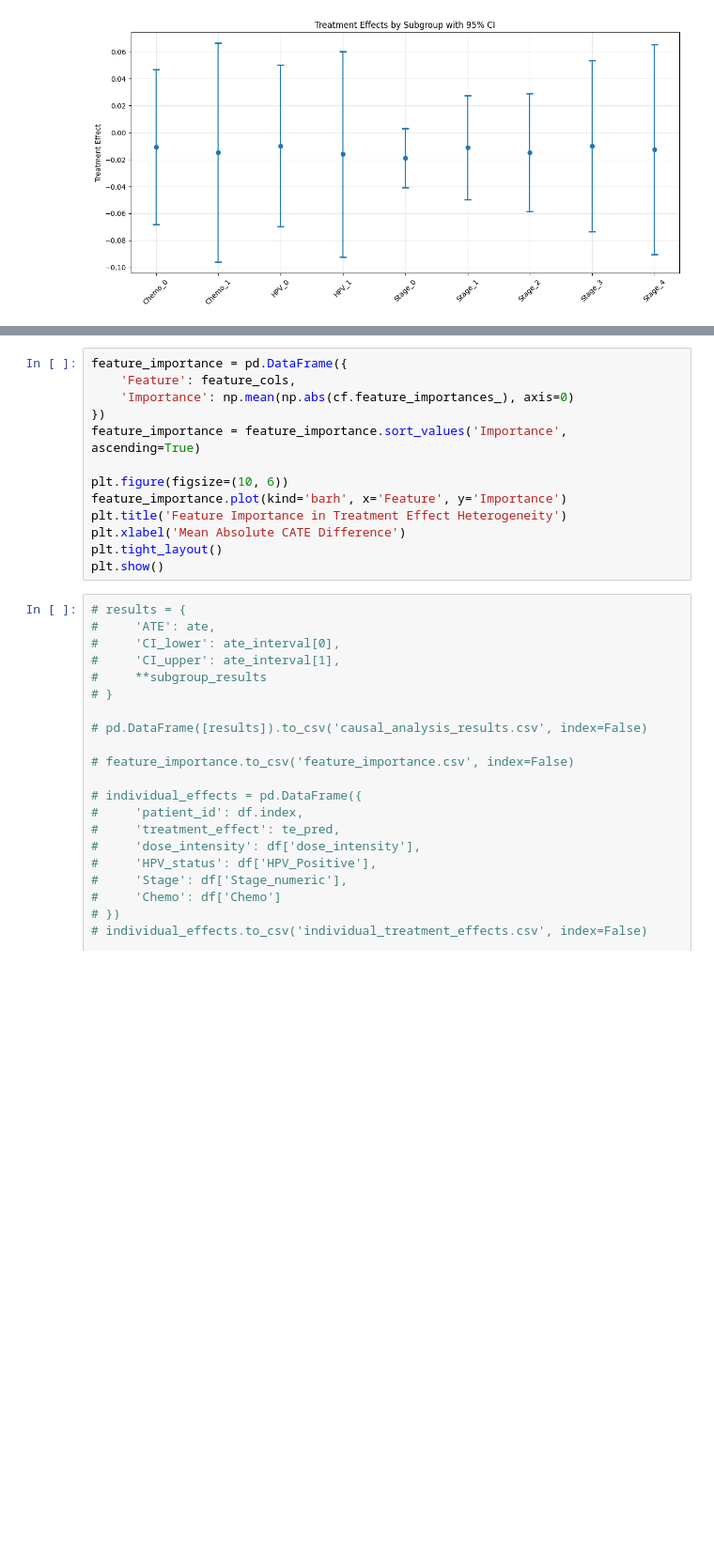
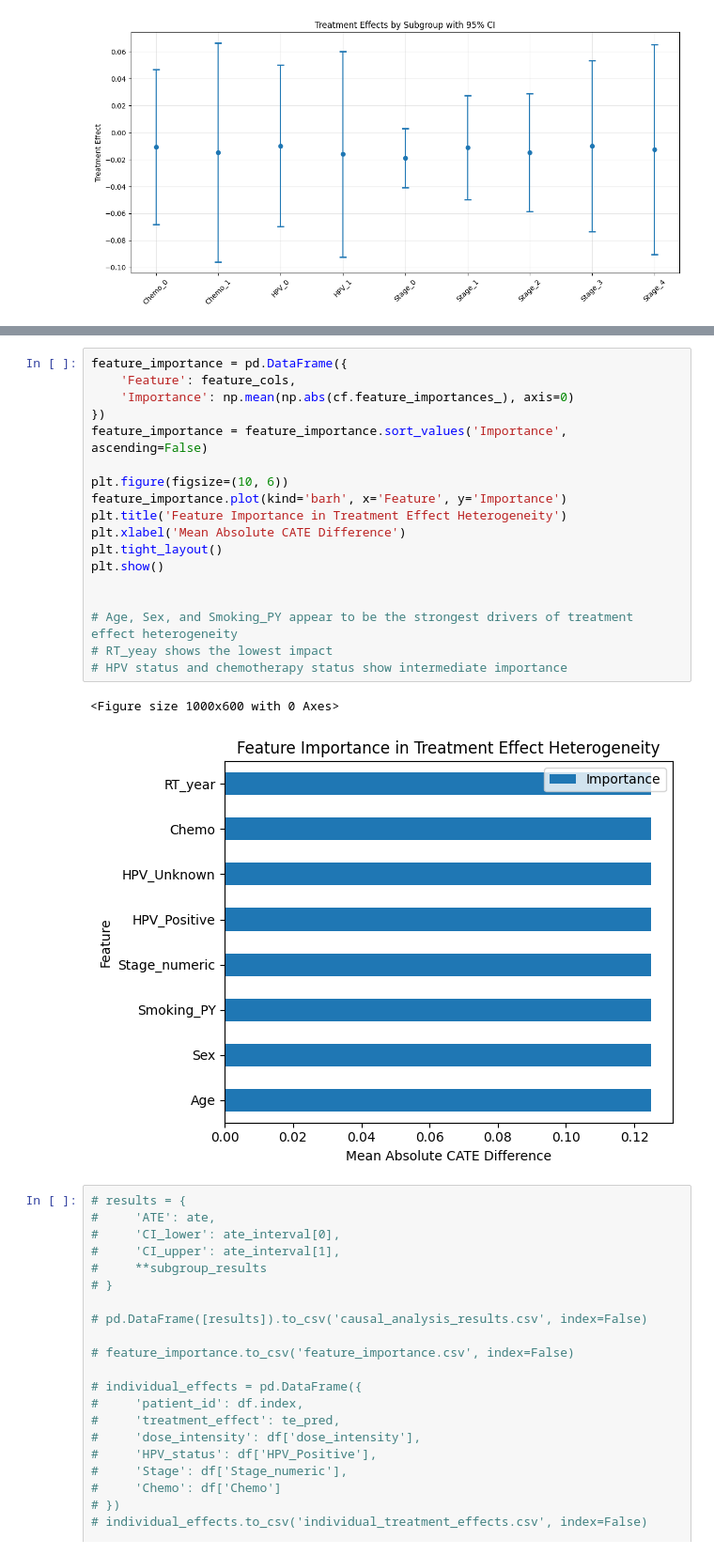
Before and after one commit to everestyang1/CAST-HNSCC-Research, a Jupyter notebook: analysis.ipynb, the cells around one changed output, grey strips where cells are left out. Shown at 94% size. Cells and saved outputs as stored; diff of their text form; blank space fills up the shorter version.

```diff
--- a/analysis.ipynb
+++ b/analysis.ipynb
@@ -397,16 +401,24 @@ KeyError: 'Stage_0_ci_lower'
 # %%
 feature_importance = pd.DataFrame({
     'Feature': feature_cols,
     'Importance': np.mean(np.abs(cf.feature_importances_), axis=0)
 })
-feature_importance = feature_importance.sort_values('Importance', ascending=True)
+feature_importance = feature_importance.sort_values('Importance', ascending=False)
 
 plt.figure(figsize=(10, 6))
 feature_importance.plot(kind='barh', x='Feature', y='Importance')
 plt.title('Feature Importance in Treatment Effect Heterogeneity')
 plt.xlabel('Mean Absolute CATE Difference')
 plt.tight_layout()
 plt.show()
+
+
+# Age, Sex, and Smoking_PY appear to be the strongest drivers of treatment effect heterogeneity
+# RT_yeay shows the lowest impact
+# HPV status and chemotherapy status show intermediate importance
+# %% [output]
+<Figure size 1000x600 with 0 Axes>
+[figure, added]
 # %%
 # results = {
 #     'ATE': ate,
```
Also changed, not shown: parts of 1 cell of this notebook.
